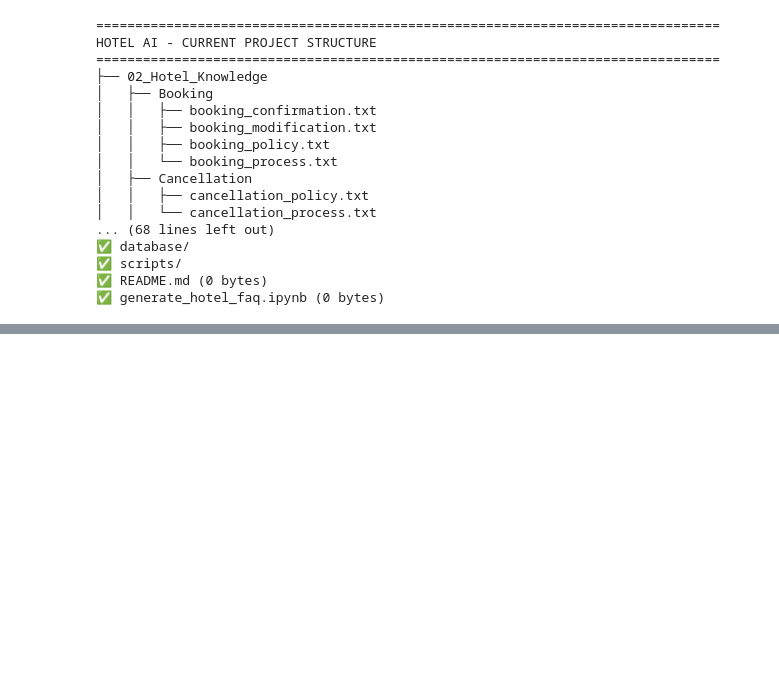
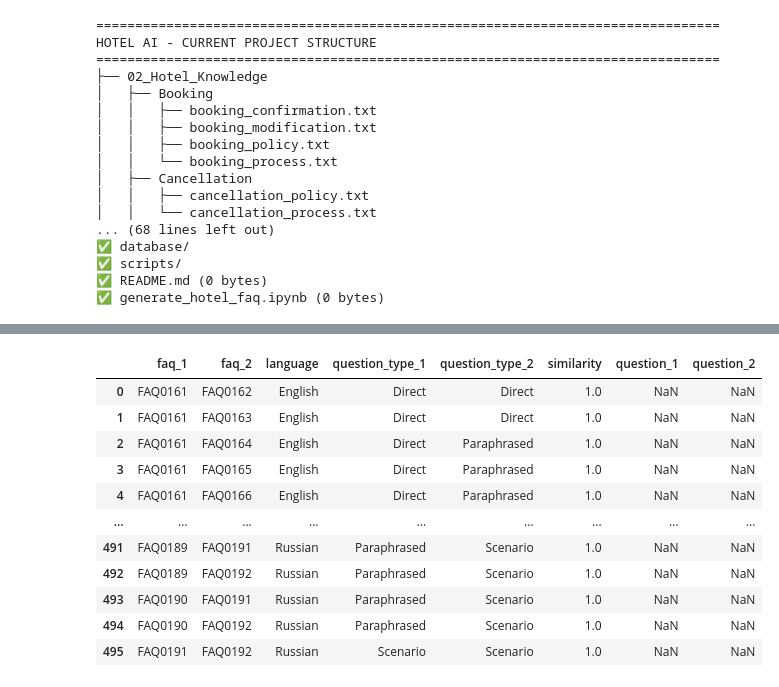
Before and after one commit to ammaryasser09/HotelAI-Intelligent-Agent, a Jupyter notebook: generate_hotel_faq.ipynb, the cells around one changed output, grey strips where cells are left out. Drawn from its saved outputs; the diff is of its cells as text; code cells hidden in the pictures; blank space fills up the shorter version.

```diff
--- a/generate_hotel_faq.ipynb
+++ b/generate_hotel_faq.ipynb
@@ -3511,0 +7209,88 @@ HOTEL AI - CURRENT PROJECT STRUCTURE
+# %%
+# ============================================================
+# INT006 - DUPLICATE DETECTION
+# ============================================================
+
+import pandas as pd
+from difflib import SequenceMatcher
+
+print("=" * 80)
+print("INT006 DUPLICATE CHECK")
+print("=" * 80)
+
+# Make sure INT006 exists
+int006_df = faq_generation_plan[
+    faq_generation_plan["intent_id"] == "INT006"
+].copy()
+
+print(f"Total questions: {len(int006_df)}")
+
+# ------------------------------------------------------------
+# Similarity function
+# ------------------------------------------------------------
+
+def text_similarity(text1, text2):
+    text1 = str(text1).strip().lower()
+    text2 = str(text2).strip().lower()
+
+    return SequenceMatcher(None, text1, text2).ratio()
+
+
+# ------------------------------------------------------------
+# Check duplicates
+# ------------------------------------------------------------
+
+duplicates = []
+
+rows = int006_df.reset_index(drop=True)
+
+for i in range(len(rows)):
+    for j in range(i + 1, len(rows)):
+
+        q1 = rows.loc[i, "question"]
+        q2 = rows.loc[j, "question"]
+
+        # Skip empty questions
+        if not str(q1).strip() or not str(q2).strip():
+            continue
+
+        similarity = text_similarity(q1, q2)
+
+        # Detect highly similar questions
+        if similarity >= 0.85:
+
+            duplicates.append({
+                "faq_1": rows.loc[i, "faq_id"],
+                "faq_2": rows.loc[j, "faq_id"],
+                "language": rows.loc[i, "language"],
+                "question_type_1": rows.loc[i, "question_type"],
+                "question_type_2": rows.loc[j, "question_type"],
+                "similarity": round(similarity, 3),
+                "question_1": q1,
+                "question_2": q2
+            })
+
+
+duplicates_df = pd.DataFrame(duplicates)
+
+print("=" * 80)
+print("INT006 DUPLICATE RESULTS")
+print("=" * 80)
+
+print(f"Potential duplicates: {len(duplicates_df)}")
+
+if len(duplicates_df) > 0:
+
+    print("\n⚠️ POTENTIAL DUPLICATES FOUND\n")
+
+    display(
+        duplicates_df.sort_values(
+            "similarity",
+            ascending=False
+        ).reset_index(drop=True)
+    )
+
+else:
+
+    print("✅ NO POTENTIAL DUPLICATES FOUND")
+# %% [output]
@@ -3511,0 +7307,12 @@ HOTEL AI - CURRENT PROJECT STRUCTURE
+|  | faq_1 | faq_2 | language | question_type_1 | question_type_2 | similarity | question_1 | question_2 |
+| 0 | FAQ0161 | FAQ0162 | English | Direct | Direct | 1.0 | NaN | NaN |
+| 1 | FAQ0161 | FAQ0163 | English | Direct | Direct | 1.0 | NaN | NaN |
+| 2 | FAQ0161 | FAQ0164 | English | Direct | Paraphrased | 1.0 | NaN | NaN |
+| 3 | FAQ0161 | FAQ0165 | English | Direct | Paraphrased | 1.0 | NaN | NaN |
+| 4 | FAQ0161 | FAQ0166 | English | Direct | Paraphrased | 1.0 | NaN | NaN |
+| ... | ... | ... | ... | ... | ... | ... | ... | ... |
+| 491 | FAQ0189 | FAQ0191 | Russian | Paraphrased | Scenario | 1.0 | NaN | NaN |
+| 492 | FAQ0189 | FAQ0192 | Russian | Paraphrased | Scenario | 1.0 | NaN | NaN |
+| 493 | FAQ0190 | FAQ0191 | Russian | Paraphrased | Scenario | 1.0 | NaN | NaN |
+| 494 | FAQ0190 | FAQ0192 | Russian | Paraphrased | Scenario | 1.0 | NaN | NaN |
+| 495 | FAQ0191 | FAQ0192 | Russian | Scenario | Scenario | 1.0 | NaN | NaN |
```
Also changed, not shown: parts of 50 cells of this notebook, 8 other files.
